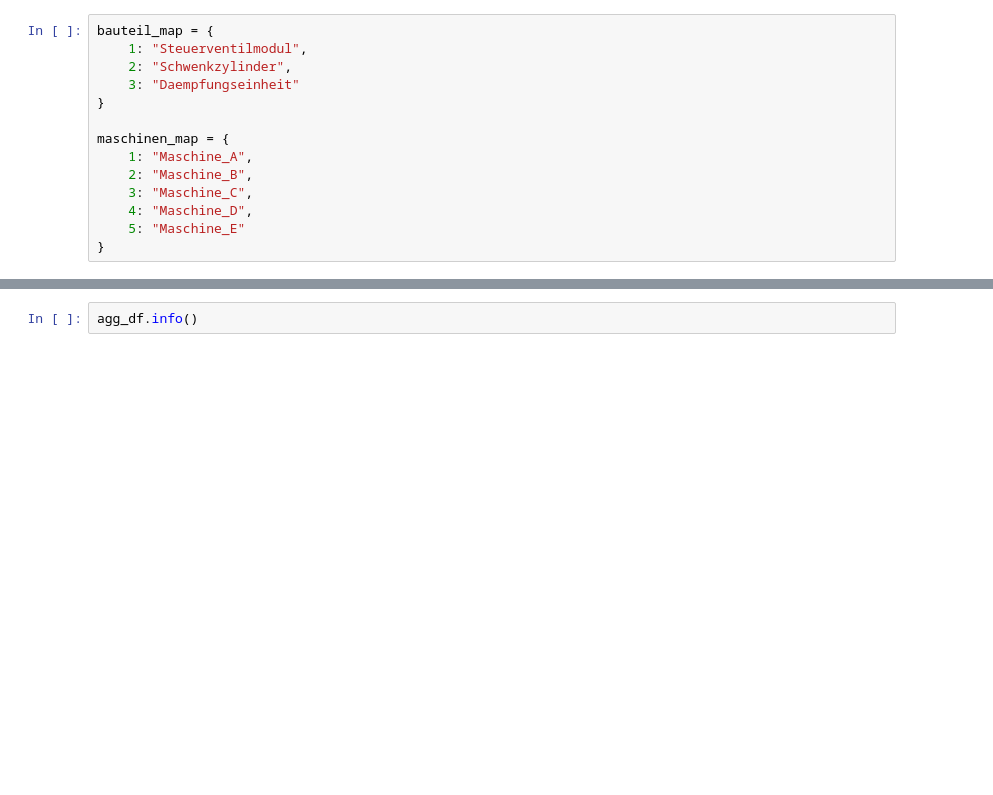
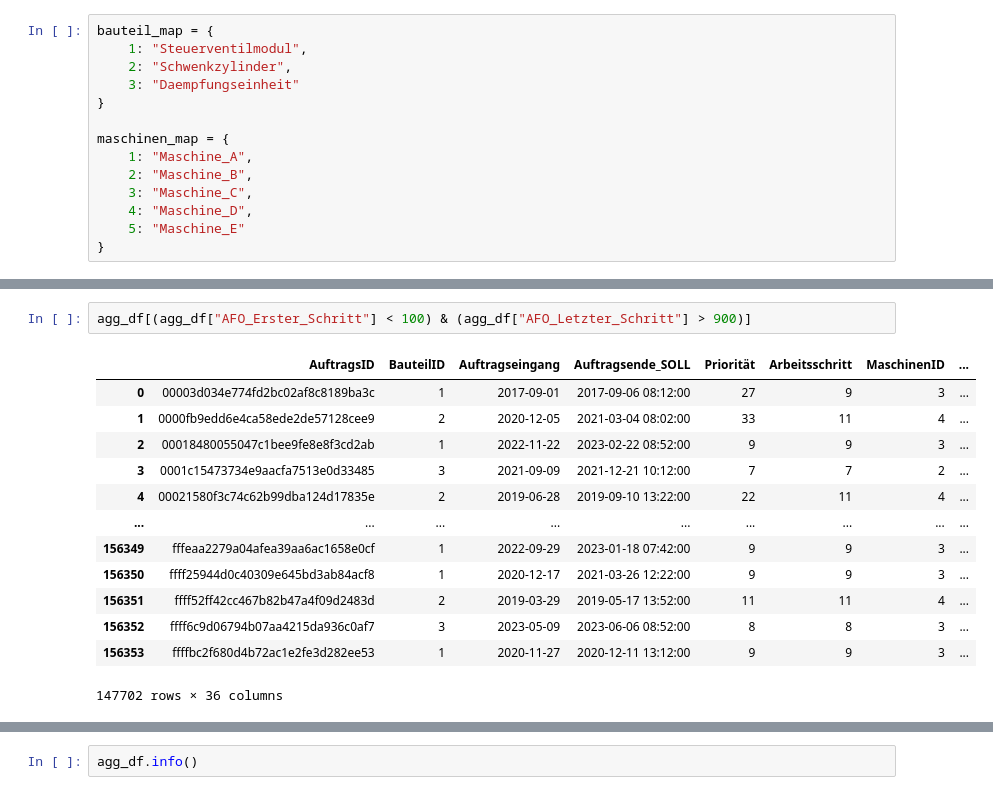
Before and after one commit to abi2310/hackathon, a Jupyter notebook: notebooks/auftrag_gesamt.ipynb, the cells around one changed output, grey strips where cells are left out. Cells and saved outputs as stored; diff of their text form; blank space fills up the shorter version.

```diff
--- a/notebooks/auftrag_gesamt.ipynb
+++ b/notebooks/auftrag_gesamt.ipynb
@@ -155,0 +170,16 @@ agg_df.drop(columns=["AFO_Verspätung_Arbeitszeit"], inplace=True)
+# %%
+agg_df[(agg_df["AFO_Erster_Schritt"] < 100) & (agg_df["AFO_Letzter_Schritt"] > 900)]
+# %% [output]
+|  | AuftragsID | BauteilID | Auftragseingang | Auftragsende_SOLL | Priorität | Arbeitsschritt | MaschinenID | ... |
+| 0 | 00003d034e774fd2bc02af8c8189ba3c | 1 | 2017-09-01 | 2017-09-06 08:12:00 | 27 | 9 | 3 | ... |
+| 1 | 0000fb9edd6e4ca58ede2de57128cee9 | 2 | 2020-12-05 | 2021-03-04 08:02:00 | 33 | 11 | 4 | ... |
+| 2 | 00018480055047c1bee9fe8e8f3cd2ab | 1 | 2022-11-22 | 2023-02-22 08:52:00 | 9 | 9 | 3 | ... |
+| 3 | 0001c15473734e9aacfa7513e0d33485 | 3 | 2021-09-09 | 2021-12-21 10:12:00 | 7 | 7 | 2 | ... |
+| 4 | 00021580f3c74c62b99dba124d17835e | 2 | 2019-06-28 | 2019-09-10 13:22:00 | 22 | 11 | 4 | ... |
+| ... | ... | ... | ... | ... | ... | ... | ... | ... |
+| 156349 | fffeaa2279a04afea39aa6ac1658e0cf | 1 | 2022-09-29 | 2023-01-18 07:42:00 | 9 | 9 | 3 | ... |
+| 156350 | ffff25944d0c40309e645bd3ab84acf8 | 1 | 2020-12-17 | 2021-03-26 12:22:00 | 9 | 9 | 3 | ... |
+| 156351 | ffff52ff42cc467b82b47a4f09d2483d | 2 | 2019-03-29 | 2019-05-17 13:52:00 | 11 | 11 | 4 | ... |
+| 156352 | ffff6c9d06794b07aa4215da936c0af7 | 3 | 2023-05-09 | 2023-06-06 08:52:00 | 8 | 8 | 3 | ... |
+| 156353 | ffffbc2f680d4b72ac1e2fe3d282ee53 | 1 | 2020-11-27 | 2020-12-11 13:12:00 | 9 | 9 | 3 | ... |
+147702 rows × 36 columns
```
Also changed, not shown: parts of 8 cells of this notebook, 2 other files.
